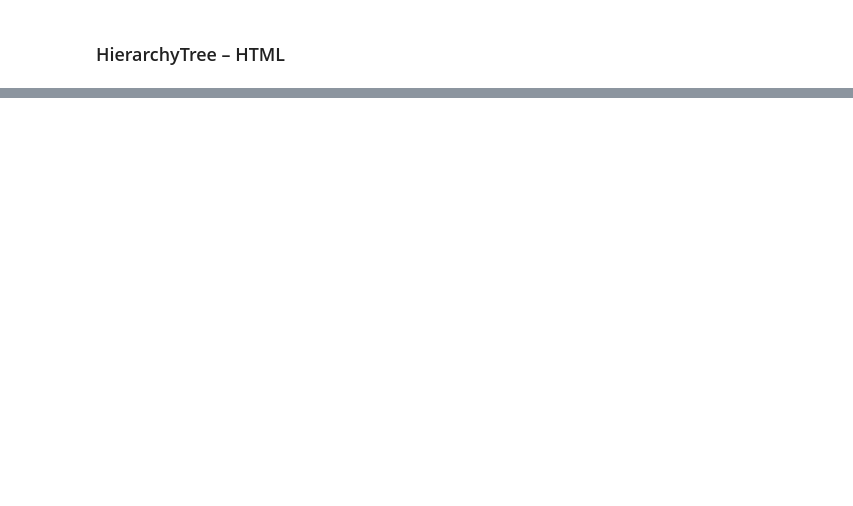
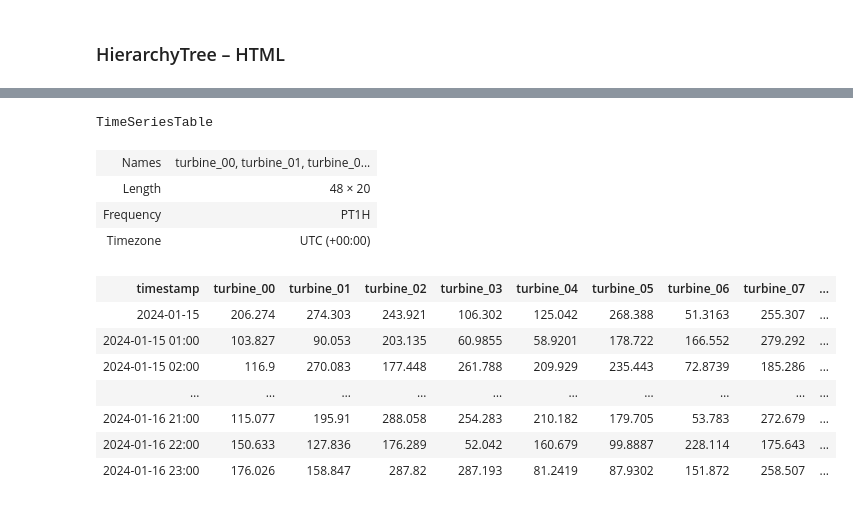
Before and after one commit to rebase-energy/TimeDataModel, a Jupyter notebook: examples/scratch_repr_test.ipynb, the cells around one changed output, grey strips where cells are left out. Drawn from its saved outputs; the diff is of its cells as text; code cells hidden in the pictures; blank space fills up the shorter version.

```diff
--- a/examples/scratch_repr_test.ipynb
+++ b/examples/scratch_repr_test.ipynb
@@ -226,0 +430,28 @@ print(hts.tree())
+# %%
+n_cols = 20
+timestamps = hourly_ts(48)
+rng = np.random.default_rng(7)
+
+tbl_wide = TimeSeriesTable(
+    Frequency.PT1H,
+    timezone="UTC",
+    timestamps=timestamps,
+    values=rng.uniform(50, 300, size=(48, n_cols)),
+    names=[f"turbine_{i:02d}" for i in range(n_cols)],
+    units=["MW"] * n_cols,
+)
+tbl_wide
+# %% [output]
+TimeSeriesTable
+| Names | turbine_00, turbine_01, turbine_0... |
+| Length | 48 × 20 |
+| Frequency | PT1H |
+| Timezone | UTC (+00:00) |
+| timestamp | turbine_00 | turbine_01 | turbine_02 | turbine_03 | turbine_04 | turbine_05 | turbine_06 | turbine_07 | ... |
+| 2024-01-15 | 206.274 | 274.303 | 243.921 | 106.302 | 125.042 | 268.388 | 51.3163 | 255.307 | ... |
+| 2024-01-15 01:00 | 103.827 | 90.053 | 203.135 | 60.9855 | 58.9201 | 178.722 | 166.552 | 279.292 | ... |
+| 2024-01-15 02:00 | 116.9 | 270.083 | 177.448 | 261.788 | 209.929 | 235.443 | 72.8739 | 185.286 | ... |
+| … | … | … | … | … | … | … | … | … | ... |
+| 2024-01-16 21:00 | 115.077 | 195.91 | 288.058 | 254.283 | 210.182 | 179.705 | 53.783 | 272.679 | ... |
+| 2024-01-16 22:00 | 150.633 | 127.836 | 176.289 | 52.042 | 160.679 | 99.8887 | 228.114 | 175.643 | ... |
+| 2024-01-16 23:00 | 176.026 | 158.847 | 287.82 | 287.193 | 81.2419 | 87.9302 | 151.872 | 258.507 | ... |
```
Also changed, not shown: parts of 23 cells of this notebook, 11 other files.
